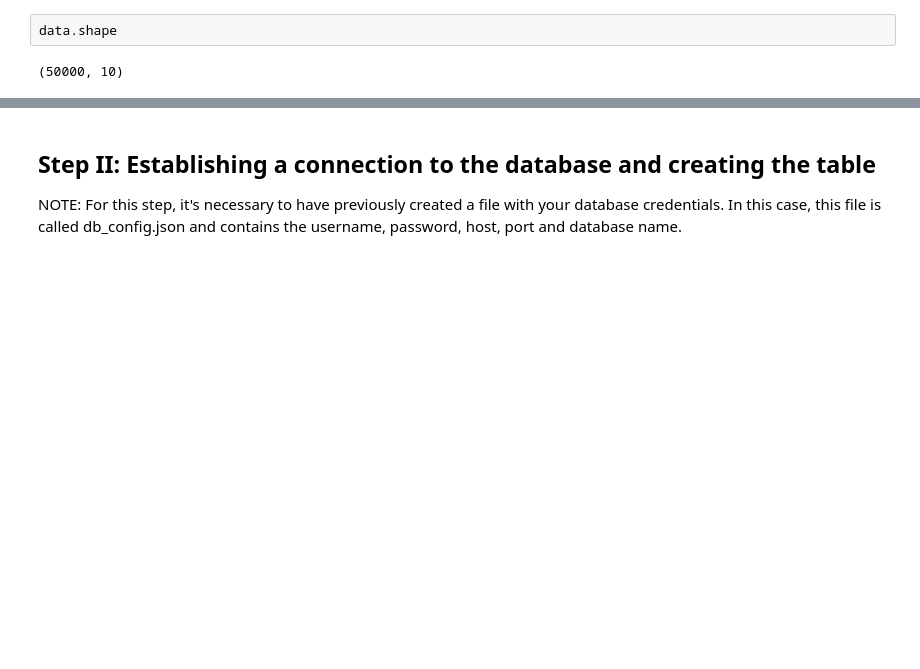
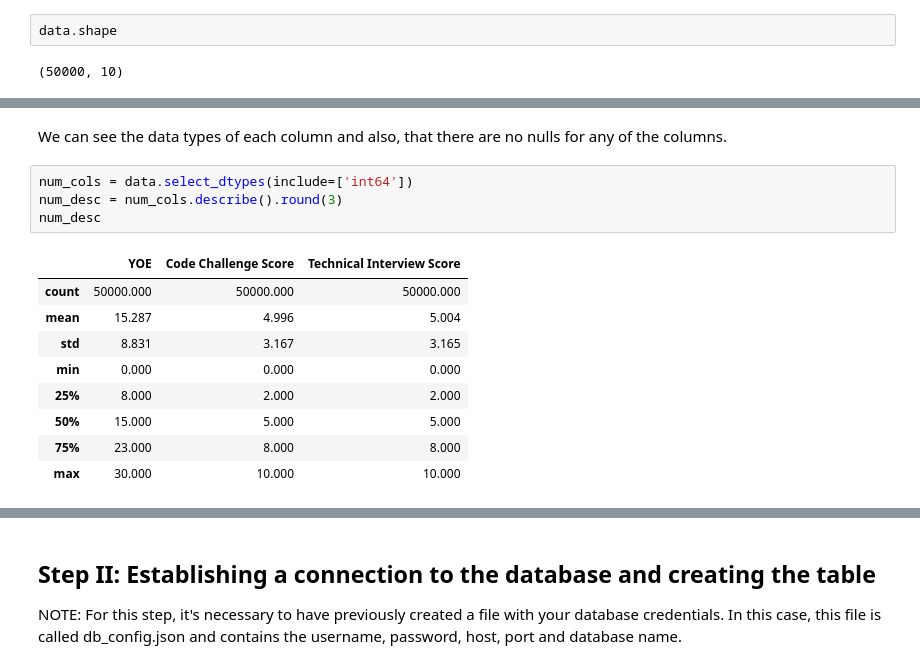
Before and after one commit to YOANGELICA/python_data_engineer_challenge, a Jupyter notebook: script.ipynb, the cells around one changed output, grey strips where cells are left out. Saved outputs shown, nothing was run; the diff lists cells and outputs as text; blank space fills up the shorter version.

```diff
--- a/script.ipynb
+++ b/script.ipynb
@@ -31,0 +57,16 @@ data.head()
+# %% [markdown]
+We can see the data types of each column and also, that there are no nulls for any of the columns.
+# %%
+num_cols = data.select_dtypes(include=['int64'])
+num_desc = num_cols.describe().round(3)
+num_desc
+# %% [output]
+|  | YOE | Code Challenge Score | Technical Interview Score |
+| count | 50000.000 | 50000.000 | 50000.000 |
+| mean | 15.287 | 4.996 | 5.004 |
+| std | 8.831 | 3.167 | 3.165 |
+| min | 0.000 | 0.000 | 0.000 |
+| 25% | 8.000 | 2.000 | 2.000 |
+| 50% | 15.000 | 5.000 | 5.000 |
+| 75% | 23.000 | 8.000 | 8.000 |
+| max | 30.000 | 10.000 | 10.000 |
```
Also changed, not shown: parts of 13 cells of this notebook.
